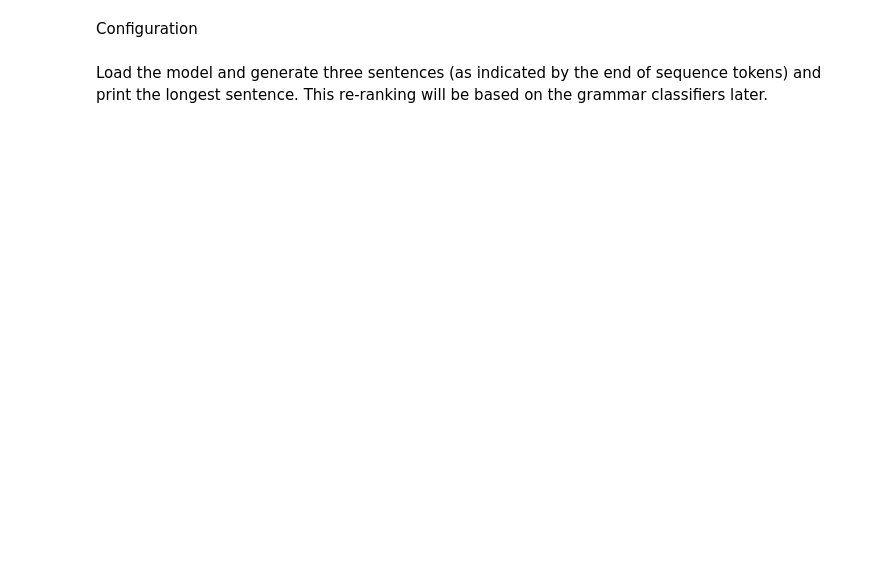
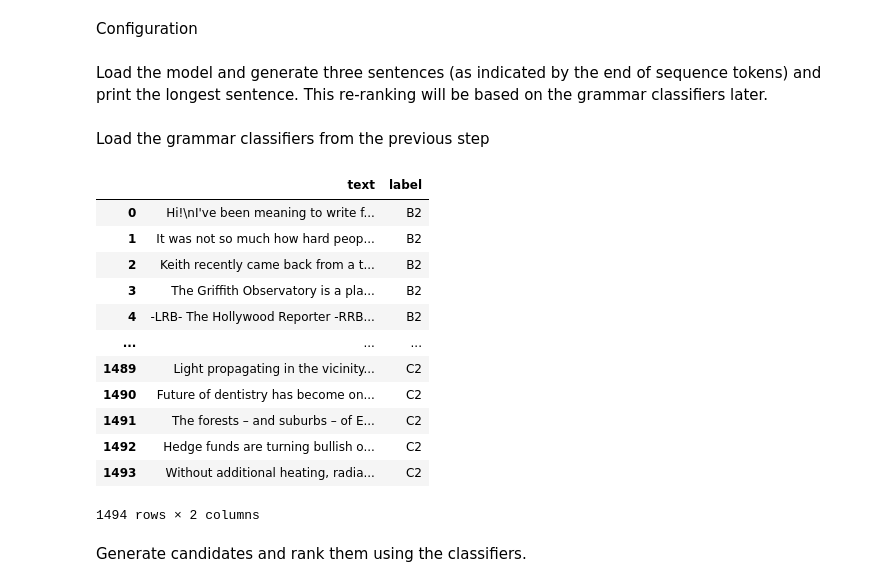
Before and after one commit to dominikglandorf/LLM-grammar, a Jupyter notebook: exp/013_control_open_llm.ipynb, the cells around one changed output. Saved outputs shown, nothing was run; the diff lists cells and outputs as text; code cells hidden in the pictures; blank space fills up the shorter version.

```diff
--- a/exp/013_control_open_llm.ipynb
+++ b/exp/013_control_open_llm.ipynb
@@ -19,0 +30,2 @@ story = "I've been meaning to write for ages"
+# %% [markdown]
+Load the grammar classifiers from the previous step
@@ -19,0 +77,29 @@ story = "I've been meaning to write for ages"
+# %%
+cefr_texts = pd.read_csv("../dat/cefr_leveled_texts.csv")
+cefr_texts.head()
+description = {
+    "C2": "Can understand and interpret critically virtually all forms of the written language including abstract, structurally complex, or highly colloquial literary and non-literary writings. Can understand a wide range of long and complex texts, appreciating subtle distinctions of style and implicit as well as explicit meaning.",
+    "C1": "Can understand in detail lengthy, complex texts, whether or not they relate to his/her own area of speciality, provided he/she can reread difficult sections.",
+    "B2": "Can read with a large degree of independence, adapting style and speed of reading to different texts and purposes, and using appropriate reference sources selectively. Has a broad active reading vocabulary, but may experience some difficulty with low-frequency idioms.",
+    "B1": "Can read straightforward factual texts on subjects related to his/her field and interest with a satisfactory level of comprehension.",
+    "A2": "Can understand short, simple texts on familiar matters of a concrete type which consist of high frequency everyday or job-related language. Can understand short, simple texts containing the highest frequency vocabulary, including a proportion of shared international vocabulary items.",
+    "A1": "Can understand very short, simple texts a single phrase at a time, picking up familiar names, words and basic phrases and rereading as required."
+}
+# %%
+cefr_texts
+# %% [output]
+|  | text | label |
+| 0 | Hi!\nI've been meaning to write f... | B2 |
+| 1 | ﻿It was not so much how hard peop... | B2 |
+| 2 | Keith recently came back from a t... | B2 |
+| 3 | The Griffith Observatory is a pla... | B2 |
+| 4 | -LRB- The Hollywood Reporter -RRB... | B2 |
+| ... | ... | ... |
+| 1489 | Light propagating in the vicinity... | C2 |
+| 1490 | Future of dentistry has become on... | C2 |
+| 1491 | ﻿The forests – and suburbs – of E... | C2 |
+| 1492 | Hedge funds are turning bullish o... | C2 |
+| 1493 | Without additional heating, radia... | C2 |
+1494 rows × 2 columns
+# %% [markdown]
+Generate candidates and rank them using the classifiers.
```
Also changed, not shown: parts of 8 cells of this notebook, 4 other files.
